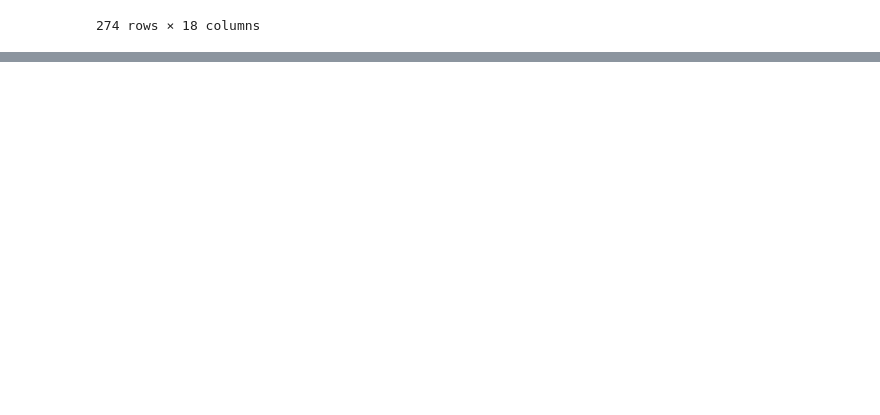
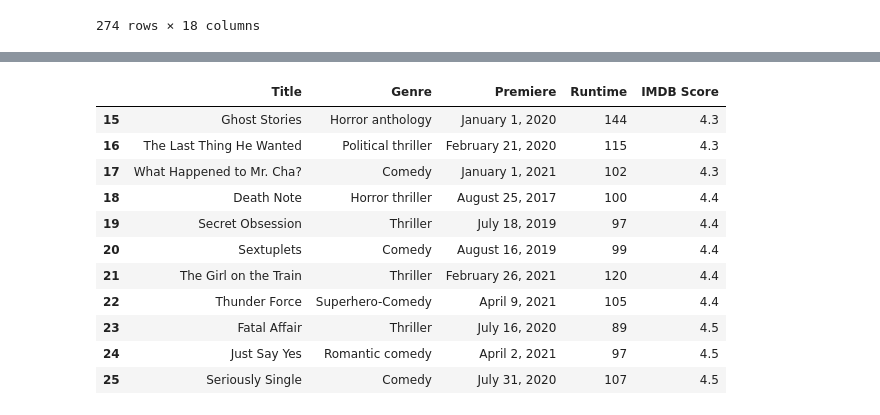
Before and after one commit to ngcarvajall/modulo2_pandas, a Jupyter notebook: laboratorio-modulo2-leccion02-eda-union.ipynb, the cells around one changed output, grey strips where cells are left out. Drawn from its saved outputs; the diff is of its cells as text; code cells hidden in the pictures; blank space fills up the shorter version.

```diff
--- a/laboratorio-modulo2-leccion02-eda-union.ipynb
+++ b/laboratorio-modulo2-leccion02-eda-union.ipynb
@@ -694,0 +808,15 @@ netflix_mergeo.loc[mask1,['title', 'duration']]
+# %%
+netflix_mergeo.iloc[15:26, :5]
+# %% [output]
+|  | Title | Genre | Premiere | Runtime | IMDB Score |
+| 15 | Ghost Stories | Horror anthology | January 1, 2020 | 144 | 4.3 |
+| 16 | The Last Thing He Wanted | Political thriller | February 21, 2020 | 115 | 4.3 |
+| 17 | What Happened to Mr. Cha? | Comedy | January 1, 2021 | 102 | 4.3 |
+| 18 | Death Note | Horror thriller | August 25, 2017 | 100 | 4.4 |
+| 19 | Secret Obsession | Thriller | July 18, 2019 | 97 | 4.4 |
+| 20 | Sextuplets | Comedy | August 16, 2019 | 99 | 4.4 |
+| 21 | The Girl on the Train | Thriller | February 26, 2021 | 120 | 4.4 |
+| 22 | Thunder Force | Superhero-Comedy | April 9, 2021 | 105 | 4.4 |
+| 23 | Fatal Affair | Thriller | July 16, 2020 | 89 | 4.5 |
+| 24 | Just Say Yes | Romantic comedy | April 2, 2021 | 97 | 4.5 |
+| 25 | Seriously Single | Comedy | July 31, 2020 | 107 | 4.5 |
```
Also changed, not shown: parts of 12 cells of this notebook.
